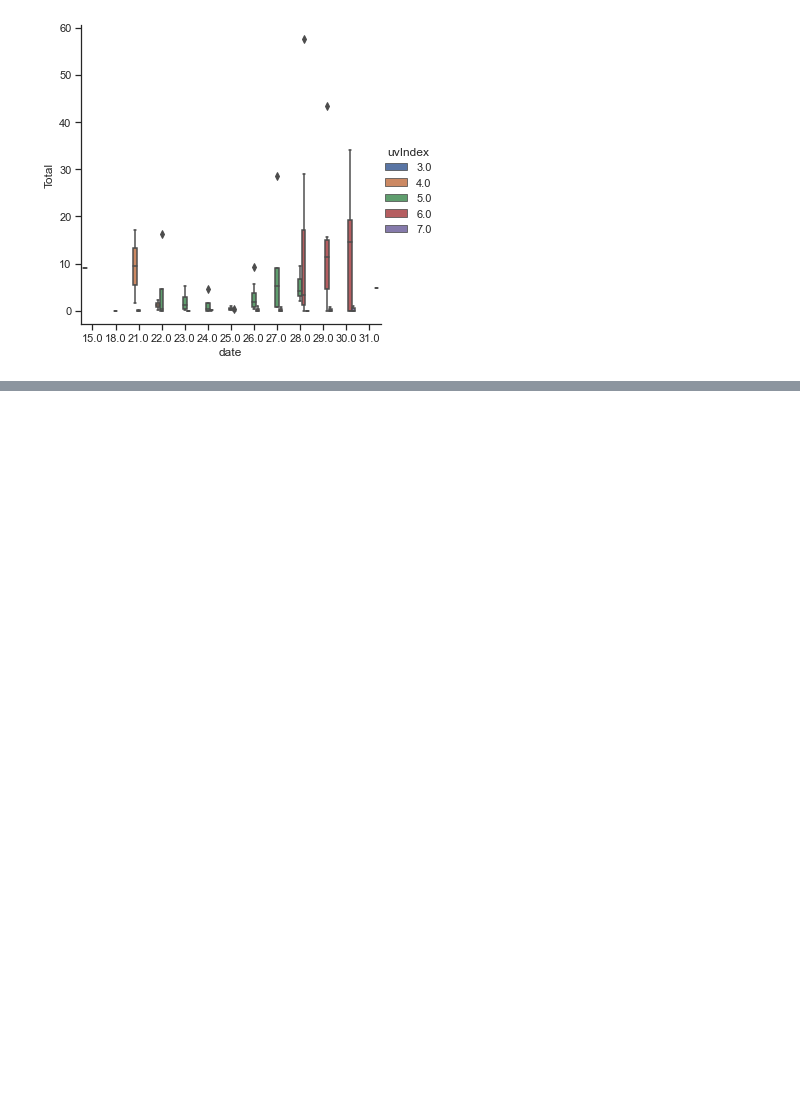
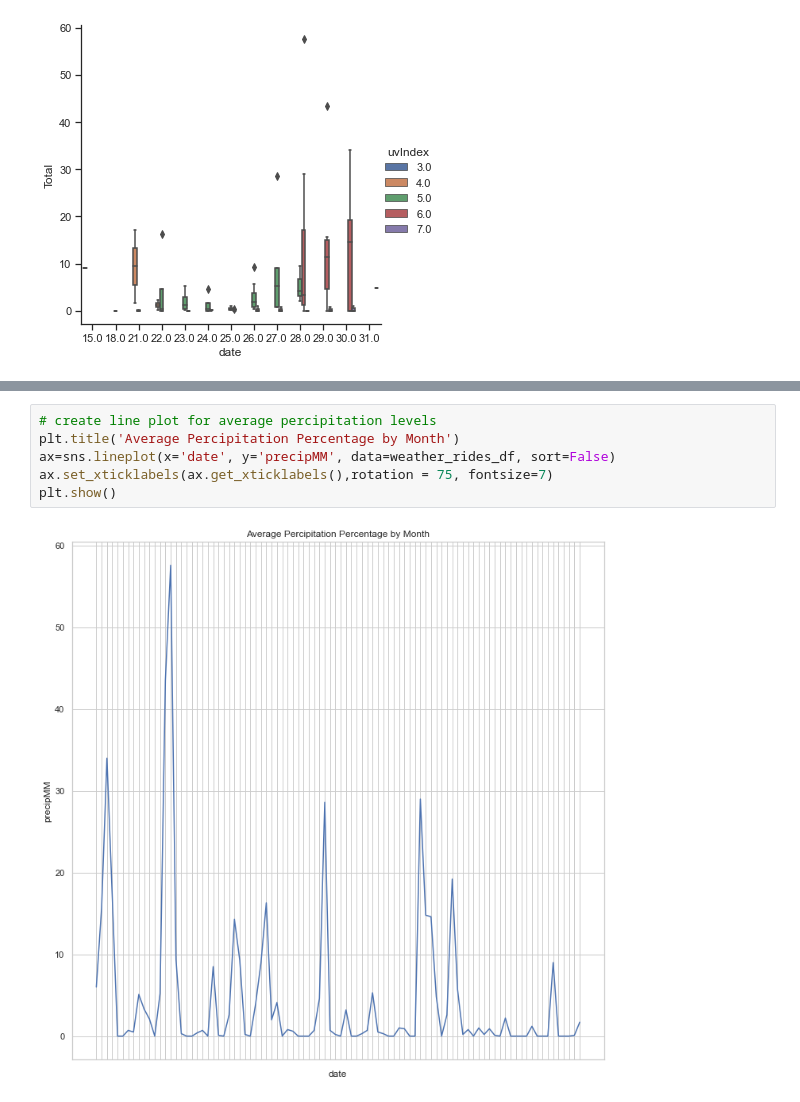
Before and after one commit to P219-C/G5_project-1_UWADA, a Jupyter notebook: Plots.ipynb, the cells around one changed output, grey strips where cells are left out. Drawn from its saved outputs; the diff is of its cells as text; blank space fills up the shorter version.

```diff
--- a/Plots.ipynb
+++ b/Plots.ipynb
@@ -90,0 +117,8 @@ with sns.axes_style(style='ticks'):
+# %%
+# create line plot for average percipitation levels
+plt.title('Average Percipitation Percentage by Month')
+ax=sns.lineplot(x='date', y='precipMM', data=weather_rides_df, sort=False)
+ax.set_xticklabels(ax.get_xticklabels(),rotation = 75, fontsize=7)
+plt.show()
+# %% [output]
+[figure, added]
```
Also changed, not shown: parts of 8 cells of this notebook, 4 other files.
